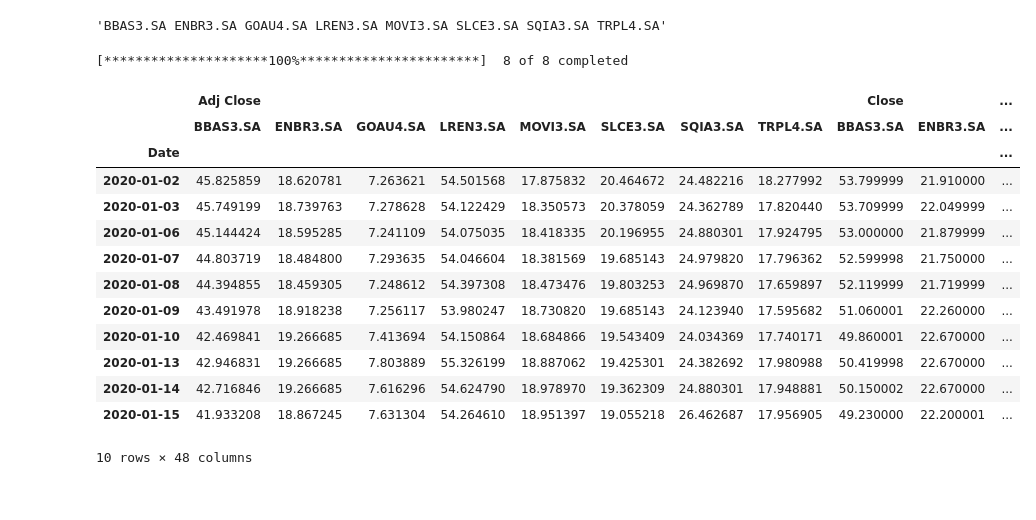
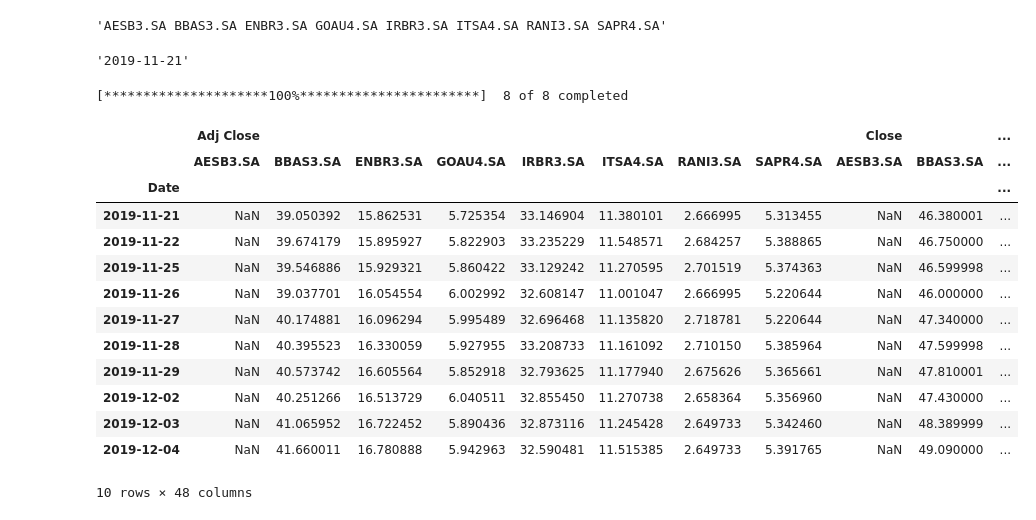
Before and after one commit to ianaraujo/carteira-investimentos, a Jupyter notebook: portfolio_analysis.ipynb, the cells around one changed output. Cells and saved outputs as stored; diff of their text form; code cells hidden in the pictures.

```diff
--- a/portfolio_analysis.ipynb
+++ b/portfolio_analysis.ipynb
@@ -3,3 +4,13 @@ import pandas as pd
 import yfinance as yf
 import seaborn as sns
 import matplotlib.pyplot as plt
+# %%
+con = sqlite3.connect('data/ct_investimentos.db')
+
+cursor = con.cursor()
+
+portfolio_tuples = cursor.execute('SELECT * FROM vw_carteira_consolidada').fetchall()
+
+portfolio = pd.DataFrame(portfolio_tuples, columns=['stock', 'amount', 'avg_price'])
+
+portfolio
@@ -6,32 +31,39 @@ import matplotlib.pyplot as plt
 # %%
-portfolio = ['ENBR3', 'TRPL4', 'BBAS3', 'SLCE3', 'SQIA3', 'MOVI3', 'LREN3', 'GOAU4']
-
-portfolio_prep = sorted([stock + '.SA' for stock in portfolio])
+portfolio_prep = sorted([stock + '.SA' for stock in portfolio['stock'] if stock not in ['XPLG11', 'BCFF11', 'XPPR11', 'KNCR11']])
 
 stocks = ' '.join(portfolio_prep)
 
 stocks # required format to be read by Yahoo Finance download method
 # %% [output]
-'BBAS3.SA ENBR3.SA GOAU4.SA LREN3.SA MOVI3.SA SLCE3.SA SQIA3.SA TRPL4.SA'
+'AESB3.SA BBAS3.SA ENBR3.SA GOAU4.SA IRBR3.SA ITSA4.SA RANI3.SA SAPR4.SA'
+# %%
+start_date = cursor.execute('SELECT data_negocio FROM tb_negociacoes ORDER BY data_negocio LIMIT 1').fetchone()
+
+con.close()
+
+start_date[0]
+# %% [output]
+'2019-11-21'
 # %%
-portfolio_historic_info = yf.download(stocks, start='2020-01-01', end='2022-08-08')
+
+portfolio_historic_info = yf.download(stocks, start=start_date[0], end='2022-08-08')
 
 portfolio_historic_info.head(10)
 # %% [output]
 [*********************100%***********************]  8 of 8 completed
 |  | Adj Close |  |  |  |  |  |  |  | Close |  | ... |
-|  | BBAS3.SA | ENBR3.SA | GOAU4.SA | LREN3.SA | MOVI3.SA | SLCE3.SA | SQIA3.SA | TRPL4.SA | BBAS3.SA | ENBR3.SA | ... |
+|  | AESB3.SA | BBAS3.SA | ENBR3.SA | GOAU4.SA | IRBR3.SA | ITSA4.SA | RANI3.SA | SAPR4.SA | AESB3.SA | BBAS3.SA | ... |
 | Date |  |  |  |  |  |  |  |  |  |  | ... |
-| 2020-01-02 | 45.825859 | 18.620781 | 7.263621 | 54.501568 | 17.875832 | 20.464672 | 24.482216 | 18.277992 | 53.799999 | 21.910000 | ... |
-| 2020-01-03 | 45.749199 | 18.739763 | 7.278628 | 54.122429 | 18.350573 | 20.378059 | 24.362789 | 17.820440 | 53.709999 | 22.049999 | ... |
-| 2020-01-06 | 45.144424 | 18.595285 | 7.241109 | 54.075035 | 18.418335 | 20.196955 | 24.880301 | 17.924795 | 53.000000 | 21.879999 | ... |
-| 2020-01-07 | 44.803719 | 18.484800 | 7.293635 | 54.046604 | 18.381569 | 19.685143 | 24.979820 | 17.796362 | 52.599998 | 21.750000 | ... |
-| 2020-01-08 | 44.394855 | 18.459305 | 7.248612 | 54.397308 | 18.473476 | 19.803253 | 24.969870 | 17.659897 | 52.119999 | 21.719999 | ... |
-| 2020-01-09 | 43.491978 | 18.918238 | 7.256117 | 53.980247 | 18.730820 | 19.685143 | 24.123940 | 17.595682 | 51.060001 | 22.260000 | ... |
-| 2020-01-10 | 42.469841 | 19.266685 | 7.413694 | 54.150864 | 18.684866 | 19.543409 | 24.034369 | 17.740171 | 49.860001 | 22.670000 | ... |
-| 2020-01-13 | 42.946831 | 19.266685 | 7.803889 | 55.326199 | 18.887062 | 19.425301 | 24.382692 | 17.980988 | 50.419998 | 22.670000 | ... |
-| 2020-01-14 | 42.716846 | 19.266685 | 7.616296 | 54.624790 | 18.978970 | 19.362309 | 24.880301 | 17.948881 | 50.150002 | 22.670000 | ... |
-| 2020-01-15 | 41.933208 | 18.867245 | 7.631304 | 54.264610 | 18.951397 | 19.055218 | 26.462687 | 17.956905 | 49.230000 | 22.200001 | ... |
+| 2019-11-21 | NaN | 39.050392 | 15.862531 | 5.725354 | 33.146904 | 11.380101 | 2.666995 | 5.313455 | NaN | 46.380001 | ... |
+| 2019-11-22 | NaN | 39.674179 | 15.895927 | 5.822903 | 33.235229 | 11.548571 | 2.684257 | 5.388865 | NaN | 46.750000 | ... |
+| 2019-11-25 | NaN | 39.546886 | 15.929321 | 5.860422 | 33.129242 | 11.270595 | 2.701519 | 5.374363 | NaN | 46.599998 | ... |
+| 2019-11-26 | NaN | 39.037701 | 16.054554 | 6.002992 | 32.608147 | 11.001047 | 2.666995 | 5.220644 | NaN | 46.000000 | ... |
+| 2019-11-27 | NaN | 40.174881 | 16.096294 | 5.995489 | 32.696468 | 11.135820 | 2.718781 | 5.220644 | NaN | 47.340000 | ... |
+| 2019-11-28 | NaN | 40.395523 | 16.330059 | 5.927955 | 33.208733 | 11.161092 | 2.710150 | 5.385964 | NaN | 47.599998 | ... |
+| 2019-11-29 | NaN | 40.573742 | 16.605564 | 5.852918 | 32.793625 | 11.177940 | 2.675626 | 5.365661 | NaN | 47.810001 | ... |
+| 2019-12-02 | NaN | 40.251266 | 16.513729 | 6.040511 | 32.855450 | 11.270738 | 2.658364 | 5.356960 | NaN | 47.430000 | ... |
+| 2019-12-03 | NaN | 41.065952 | 16.722452 | 5.890436 | 32.873116 | 11.245428 | 2.649733 | 5.342460 | NaN | 48.389999 | ... |
+| 2019-12-04 | NaN | 41.660011 | 16.780888 | 5.942963 | 32.590481 | 11.515385 | 2.649733 | 5.391765 | NaN | 49.090000 | ... |
 10 rows × 48 columns
 # %%
 adj_close = portfolio_historic_info['Adj Close']
```
Also changed, not shown: parts of 5 cells of this notebook.
